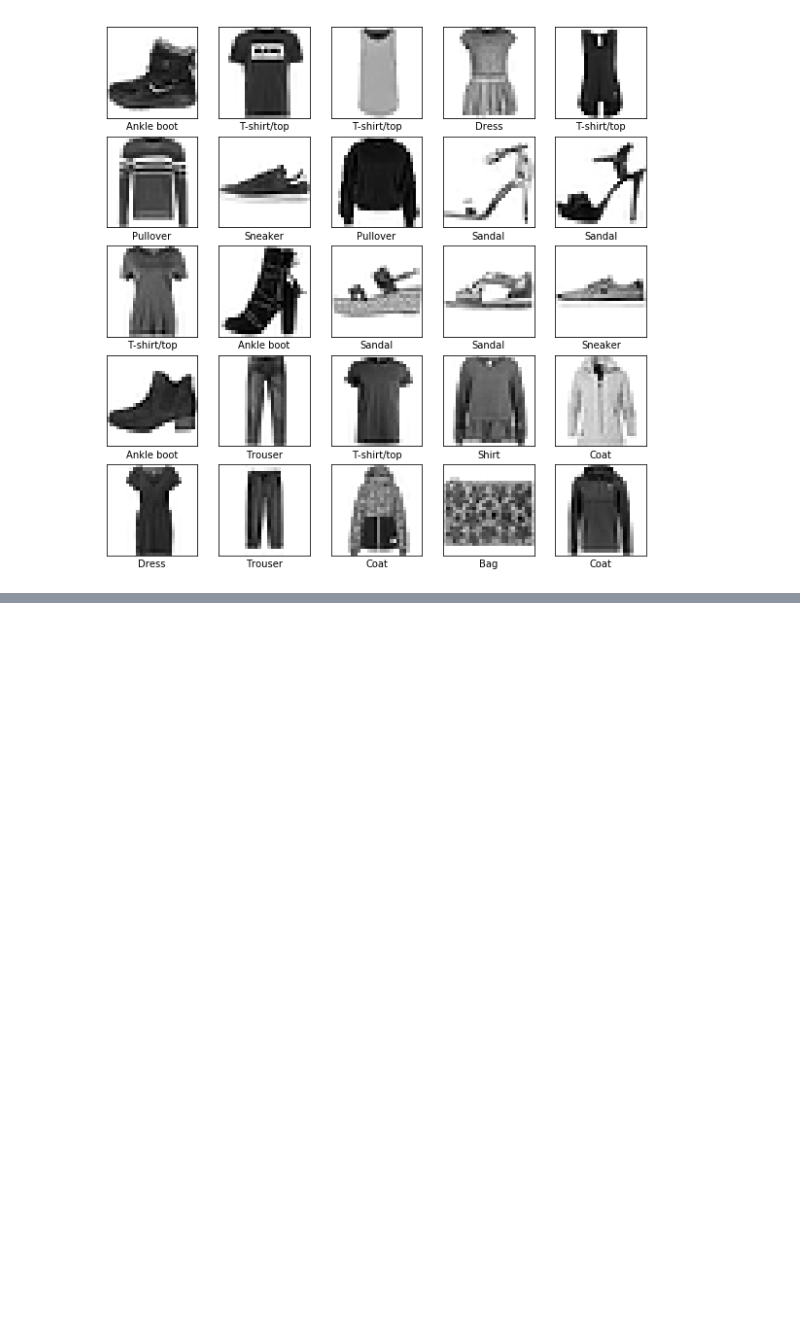
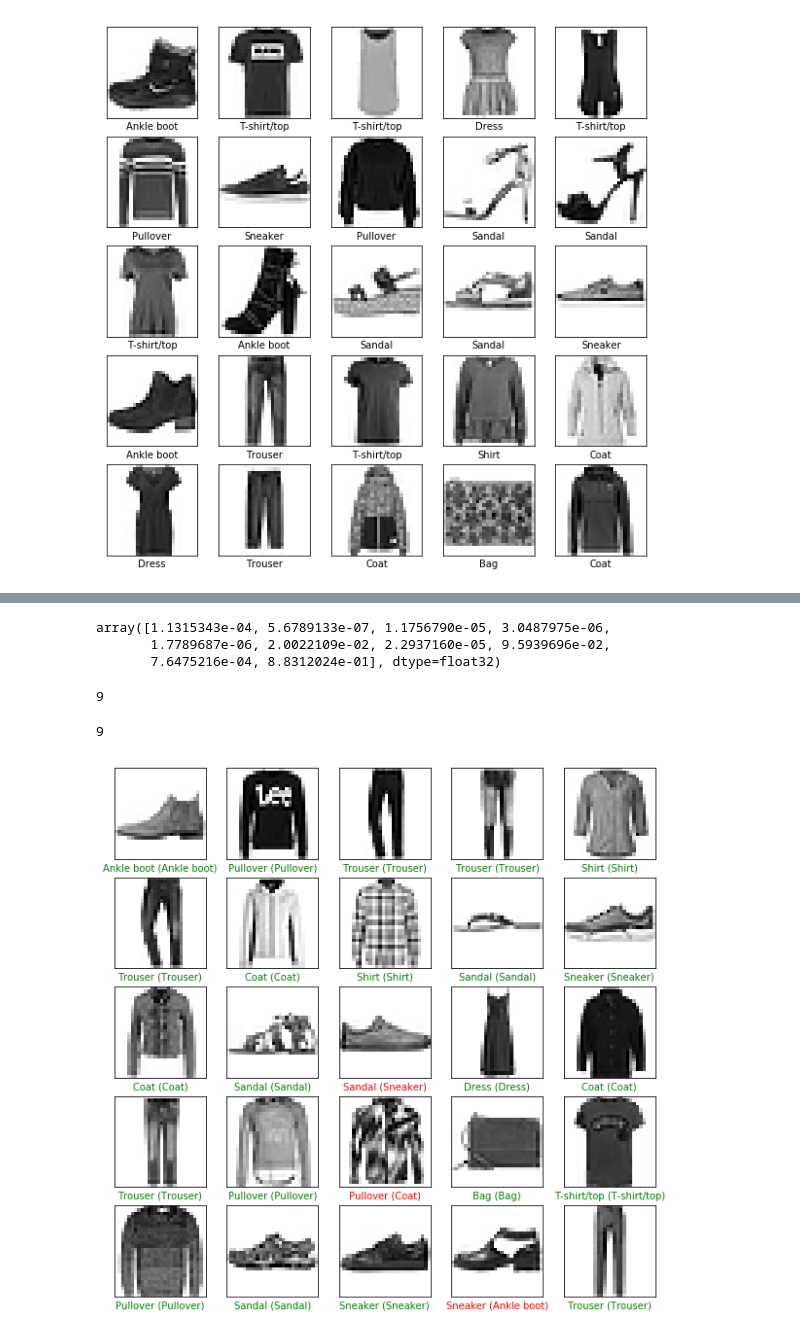
Before and after one commit to chrisbelyea/jupyter-test, a Jupyter notebook: Train your first neural network – basic classification.ipynb, the cells around one changed output, grey strips where cells are left out. Saved outputs shown, nothing was run; the diff lists cells and outputs as text; code cells hidden in the pictures; blank space fills up the shorter version.

```diff
--- a/Train your first neural network – basic classification.ipynb
+++ b/Train your first neural network – basic classification.ipynb
@@ -82,3 +82,9 @@ model = keras.Sequential([
     keras.layers.Dense(128, activation=tf.nn.relu),
     keras.layers.Dense(10, activation=tf.nn.softmax)
 ])
+# %%
+model.compile(optimizer=tf.train.AdamOptimizer(),
+              loss='sparse_categorical_crossentropy',
+              metrics=['accuracy'])
+# %%
+model.fit(train_images, train_labels, epochs=5)
@@ -84,0 +110,37 @@ model = keras.Sequential([
+# %%
+predictions = model.predict(test_images)
+# %%
+predictions[0]
+# %% [output]
+array([1.1315343e-04, 5.6789133e-07, 1.1756790e-05, 3.0487975e-06,
+       1.7789687e-06, 2.0022109e-02, 2.2937160e-05, 9.5939696e-02,
+       7.6475216e-04, 8.8312024e-01], dtype=float32)
+# %%
+np.argmax(predictions[0])
+# %% [output]
+9
+# %%
+test_labels[0]
+# %% [output]
+9
+# %%
+# Plot the first 25 test images, their predicted label, and the true label
+# Color correct predictions in green, incorrect predictions in red
+plt.figure(figsize=(10,10))
+for i in range(25):
+    plt.subplot(5,5,i+1)
+    plt.xticks([])
+    plt.yticks([])
+    plt.grid(False)
+    plt.imshow(test_images[i], cmap=plt.cm.binary)
+    predicted_label = np.argmax(predictions[i])
+    true_label = test_labels[i]
+    if predicted_label == true_label:
+      color = 'green'
+    else:
+      color = 'red'
+    plt.xlabel("{} ({})".format(class_names[predicted_label],
+                                  class_names[true_label]),
+                                  color=color)
+# %% [output]
+[figure, added]
```
Also changed, not shown: parts of 7 cells of this notebook.
